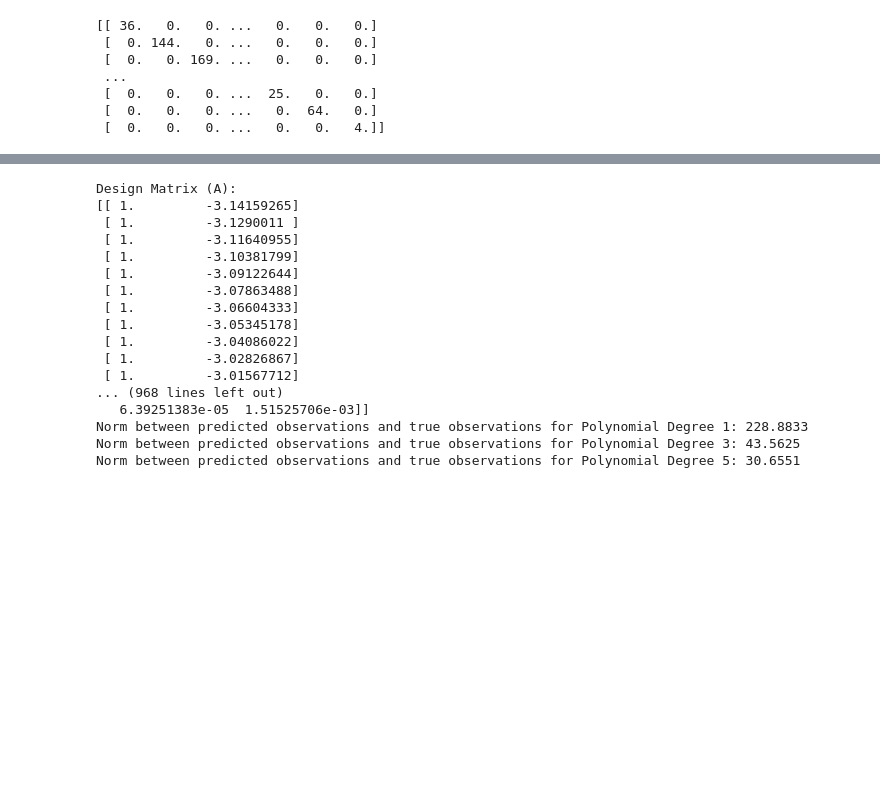
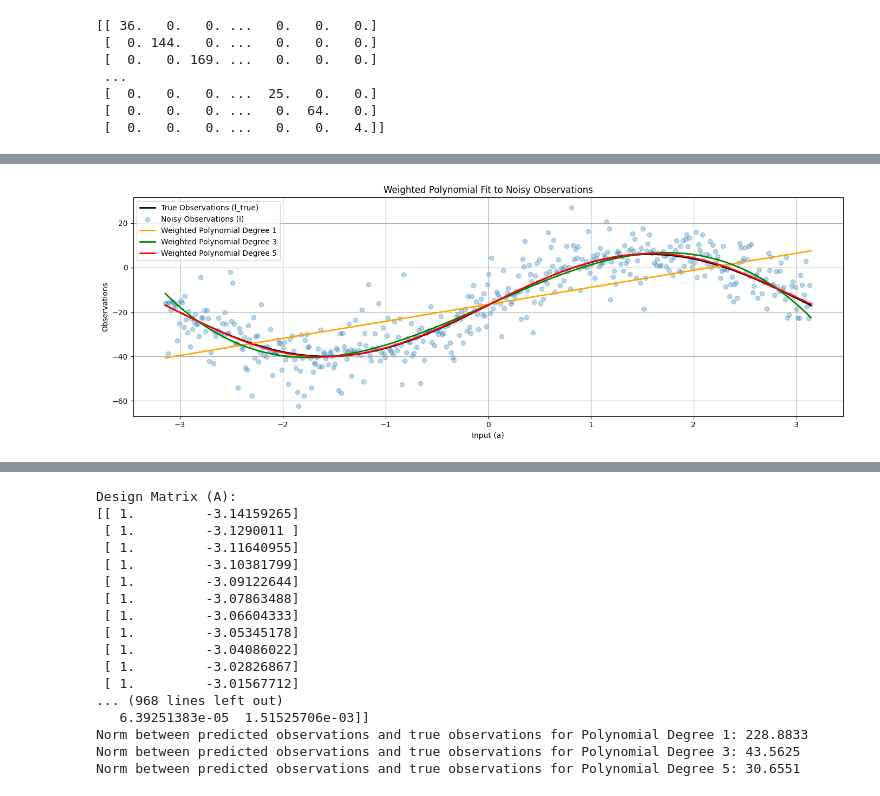
Before and after one commit to ParthoProtimDas715/engg680_2024_fall, a Jupyter notebook: Lab_Assignment2/Assignment2.ipynb, the cells around one changed output, grey strips where cells are left out. Drawn from its saved outputs; the diff is of its cells as text; code cells hidden in the pictures; blank space fills up the shorter version.

```diff
--- a/Lab_Assignment2/Assignment2.ipynb
+++ b/Lab_Assignment2/Assignment2.ipynb
@@ -364,3 +360,86 @@ print (P)
  [  0.   0.   0. ...  25.   0.   0.]
  [  0.   0.   0. ...   0.  64.   0.]
  [  0.   0.   0. ...   0.   0.   4.]]
+# %%
+## step 13
+# repeat the steps 6-10, using the proper P matrix
+# (10 marks)
+# ...
+# Step 6 to Step 10 combined using the proper P matrix
+
+# Update P matrix based on observation variances (proper P matrix)
+P_weighted = np.diag(1 / l_var)
+
+# Initialize a list to store results for each degree
+results_weighted = []
+
+# Define the polynomial degrees to test
+degrees = [1, 3, 5]
+
+# Call the fit_polynomial_curve function for each degree using the weighted P matrix
+for deg in degrees:
+    print(f"\nFitting Polynomial of Degree {deg} (Weighted):")
+    x_weighted, cov_x_weighted, apv_weighted, v_weighted = fit_polynomial_curve(a, l, P_weighted, deg)
+
+    # Store the results for each degree
+    results_weighted.append({
+        'degree': deg,
+        'coefficients': x_weighted,
+        'covariance': cov_x_weighted,
+        'posteriori_variance': apv_weighted,
+        'residuals': v_weighted
+    })
+
+# Step 7: Construct polynomial functions for each degree
+line_coeffs_weighted = results_weighted[0]['coefficients']
+cubic_coeffs_weighted = results_weighted[1]['coefficients']
+quintic_coeffs_weighted = results_weighted[2]['coefficients']
+
+line_w = np.polyval(line_coeffs_weighted[::-1], a)
+cubic_w = np.polyval(cubic_coeffs_weighted[::-1], a)
+quintic_w = np.polyval(quintic_coeffs_weighted[::-1], a)
+
+# Step 8: Plot the weighted polynomial functions and observations
+import matplotlib.pyplot as plt
+
+fig, ax = plt.subplots(nrows=1, ncols=1, figsize=(14, 5))
+
+# Plot true observations
+ax.plot(a, l_true, label='True Observations (l_true)', color='k', linewidth=2)
+
+# Plot noisy observations
+ax.scatter(a, l, label='Noisy Observations (l)', color='tab:blue', marker='o', alpha=0.3)
+
+# Plot weighted polynomial functions
+ax.plot(a, line_w, label='Weighted Polynomial Degree 1', color='orange', linewidth=2)
+ax.plot(a, cubic_w, label='Weighted Polynomial Degree 3', color='green', linewidth=2)
+ax.plot(a, quintic_w, label='Weighted Polynomial Degree 5', color='red', linewidth=2)
+
+# Add labels, title, and legend
+ax.set_xlabel('Input (a)')
+ax.set_ylabel('Observations')
+ax.set_title('Weighted Polynomial Fit to Noisy Observations')
+ax.grid(True, which='both', ls='-', color='0.65')
+ax.legend()
+fig.tight_layout()
+plt.show()
+
+# Step 9: Print the a posteriori variance factors for weighted LSE polynomials
+for result in results_weighted:
+    degree = result['degree']
+    apv_weighted = result['posteriori_variance']
+    print(f"A Posteriori Variance Factor (Weighted) for Polynomial Degree {degree}: {apv_weighted:.3f}")
+
+# Step 10: Compute and print the norm between predicted and true observations for weighted polynomials
+for result in results_weighted:
+    degree = result['degree']
+    if degree == 1:
+        predicted_weighted = line_w
+    elif degree == 3:
+        predicted_weighted = cubic_w
+    elif degree == 5:
+        predicted_weighted = quintic_w
+
+    norm_value_weighted = np.linalg.norm(predicted_weighted - l_true)
+    print(f"Norm between predicted observations and true observations for Weighted Polynomial Degree {degree}: {norm_value_weighted:.3f}")
+# %% [output]
@@ -366,0 +463 @@ print (P)
+[figure, added]
```
Also changed, not shown: parts of 10 cells of this notebook.
